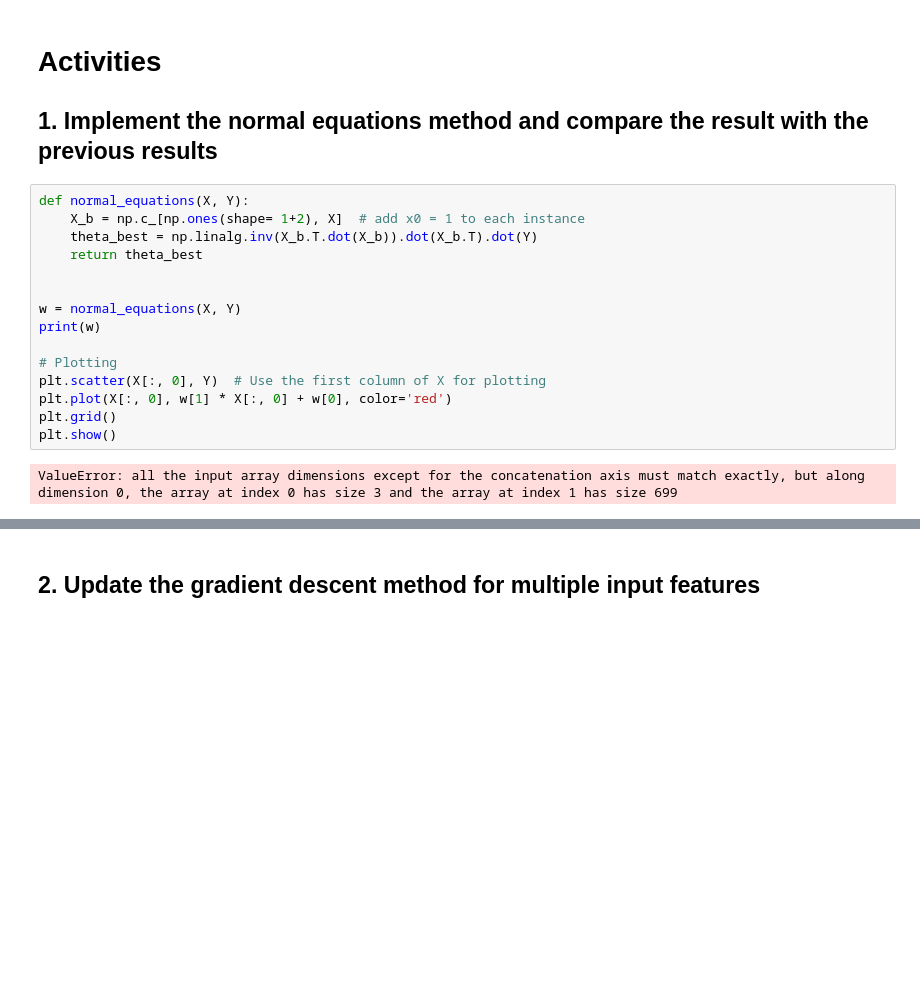
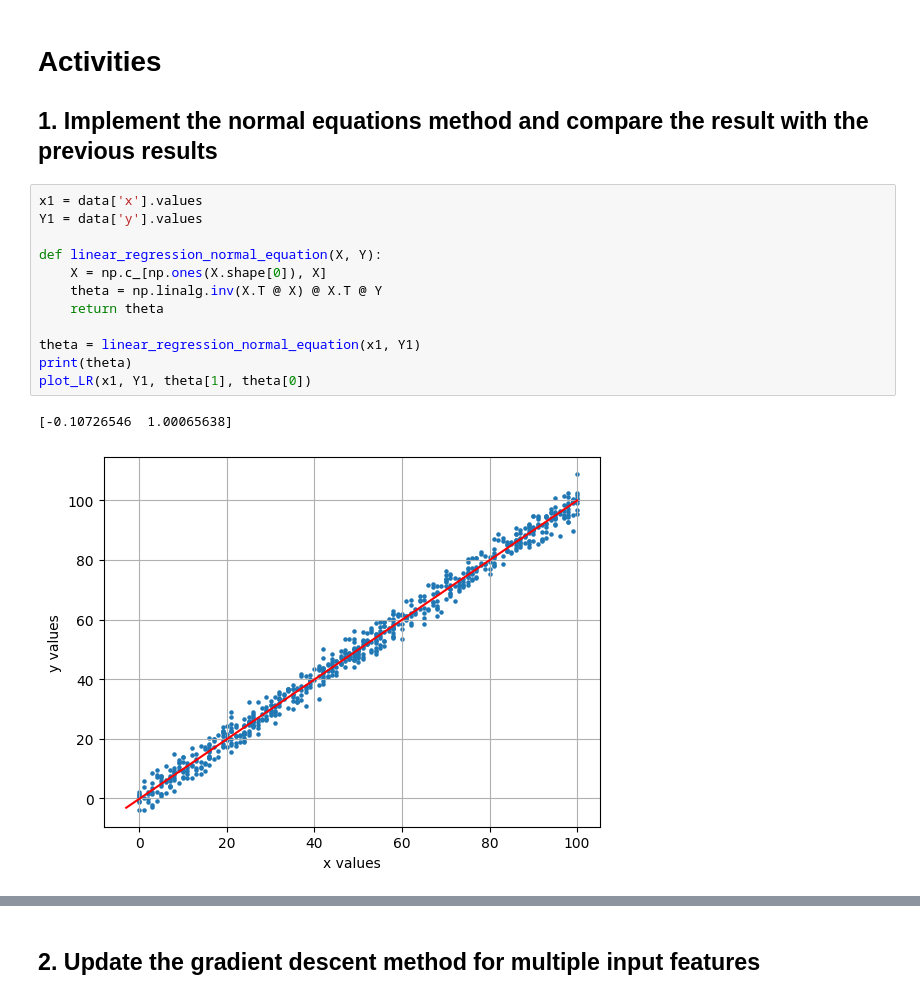
Before and after one commit to AIwaziri/Ai-305-LAB-ML, a Jupyter notebook: LAB03/AI305-week3-LR.ipynb, the cells around one changed output, grey strips where cells are left out. Cells and saved outputs as stored; diff of their text form; blank space fills up the shorter version.

```diff
--- a/LAB03/AI305-week3-LR.ipynb
+++ b/LAB03/AI305-week3-LR.ipynb
@@ -249,20 +249,18 @@ print(r2_score*100,'%') #multiply the R² score by 100 to convert it into a perc
 # %% [markdown]
 # Activities
 ## 1. Implement the normal equations method and compare the result with the previous results
-# %%
-def normal_equations(X, Y):
-    X_b = np.c_[np.ones(shape= 1+2), X]  # add x0 = 1 to each instance
-    theta_best = np.linalg.inv(X_b.T.dot(X_b)).dot(X_b.T).dot(Y)
-    return theta_best
-
-
-w = normal_equations(X, Y)
-print(w)
-
-# Plotting
-plt.scatter(X[:, 0], Y)  # Use the first column of X for plotting
-plt.plot(X[:, 0], w[1] * X[:, 0] + w[0], color='red')
-plt.grid()
-plt.show()
-# %% [output]
-ValueError: all the input array dimensions except for the concatenation axis must match exactly, but along dimension 0, the array at index 0 has size 3 and the array at index 1 has size 699
+# %%
+x1 = data['x'].values
+Y1 = data['y'].values
+
+def linear_regression_normal_equation(X, Y):
+    X = np.c_[np.ones(X.shape[0]), X]
+    theta = np.linalg.inv(X.T @ X) @ X.T @ Y
+    return theta
+
+theta = linear_regression_normal_equation(x1, Y1)
+print(theta)
+plot_LR(x1, Y1, theta[1], theta[0])
+# %% [output]
+[-0.10726546  1.00065638]
+[figure, added]
```
Also changed, not shown: parts of 5 cells of this notebook.
